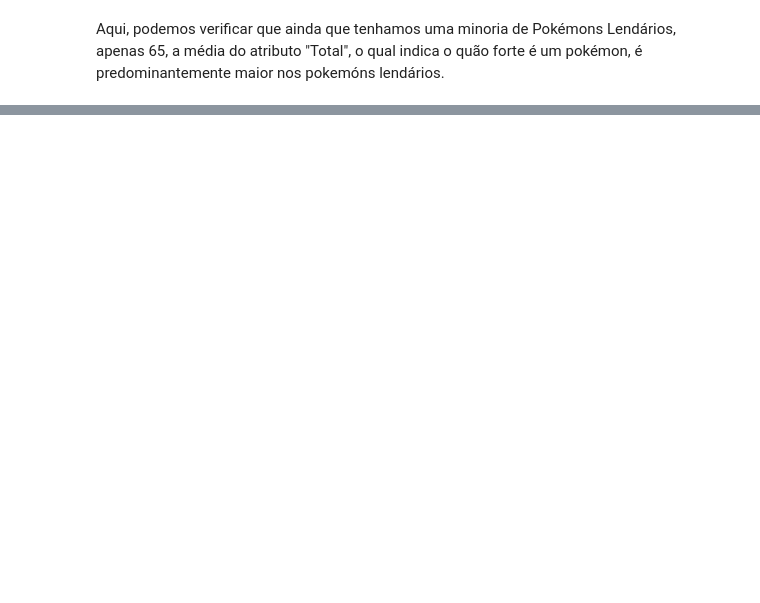
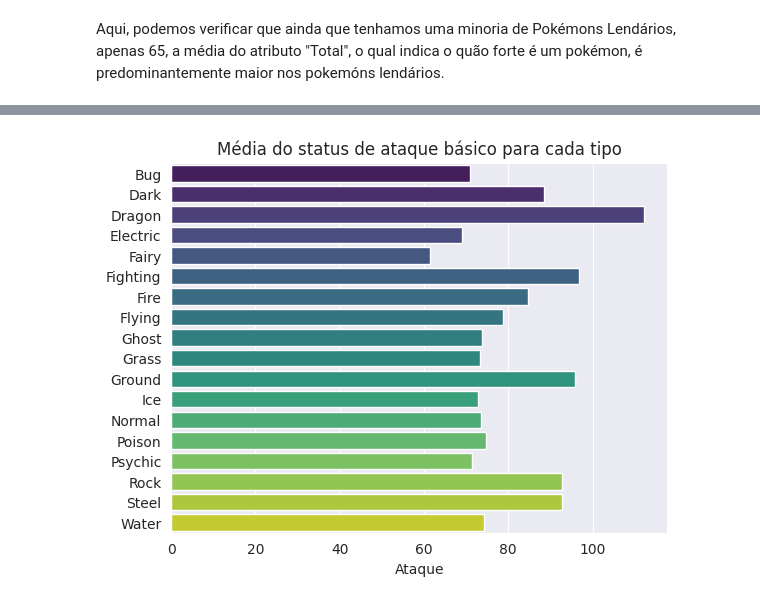
Before and after one commit to YohanFr18/pokemon-stats-explorer, a Jupyter notebook: notebooks/01-exploracao-inicial.ipynb, the cells around one changed output, grey strips where cells are left out. Cells and saved outputs as stored; diff of their text form; code cells hidden in the pictures; blank space fills up the shorter version.

Commit message:
feat: Análise da média dos stats "Attack" entre os diferentes tipos.

```diff
--- a/notebooks/01-exploracao-inicial.ipynb
+++ b/notebooks/01-exploracao-inicial.ipynb
@@ -91,0 +55,4 @@ Aqui, podemos verificar que ainda que tenhamos uma minoria de Pokémons Lendári
+# %%
+media_ataque = df.groupby('Type 1')['Attack'].mean()
+
+print(media_ataque)
@@ -91,0 +80,11 @@ Aqui, podemos verificar que ainda que tenhamos uma minoria de Pokémons Lendári
+# %%
+sns.barplot(x=media_ataque.values, y=media_ataque.index, hue=media_ataque.index, legend=False, palette='viridis')
+
+plt.title('Média do status de ataque básico para cada tipo')
+
+plt.xlabel('Ataque')
+plt.ylabel('')
+
+plt.show()
+# %% [output]
+[figure, added]
```
Also changed, not shown: parts of 12 cells of this notebook.
